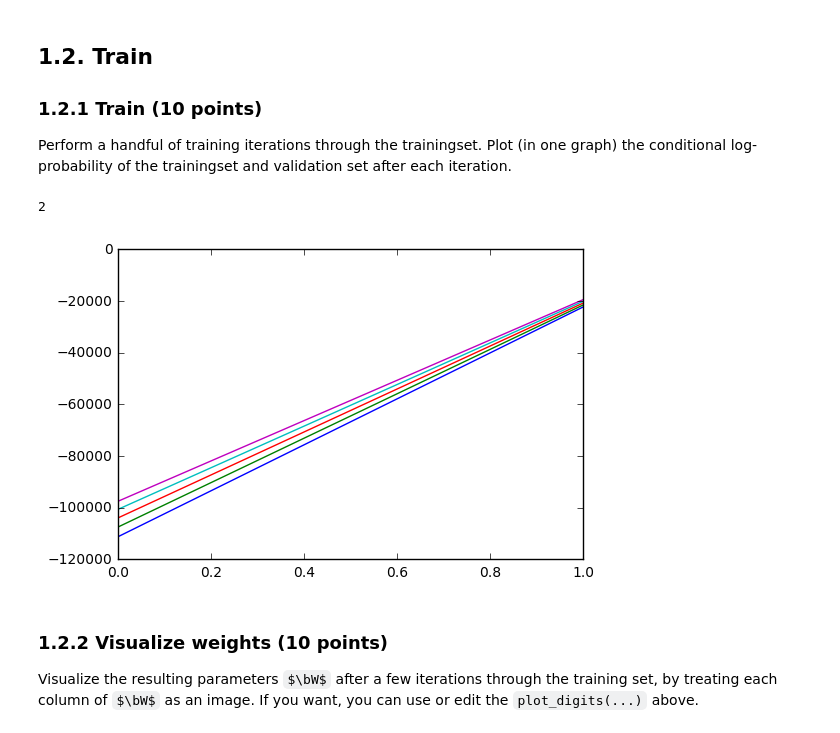
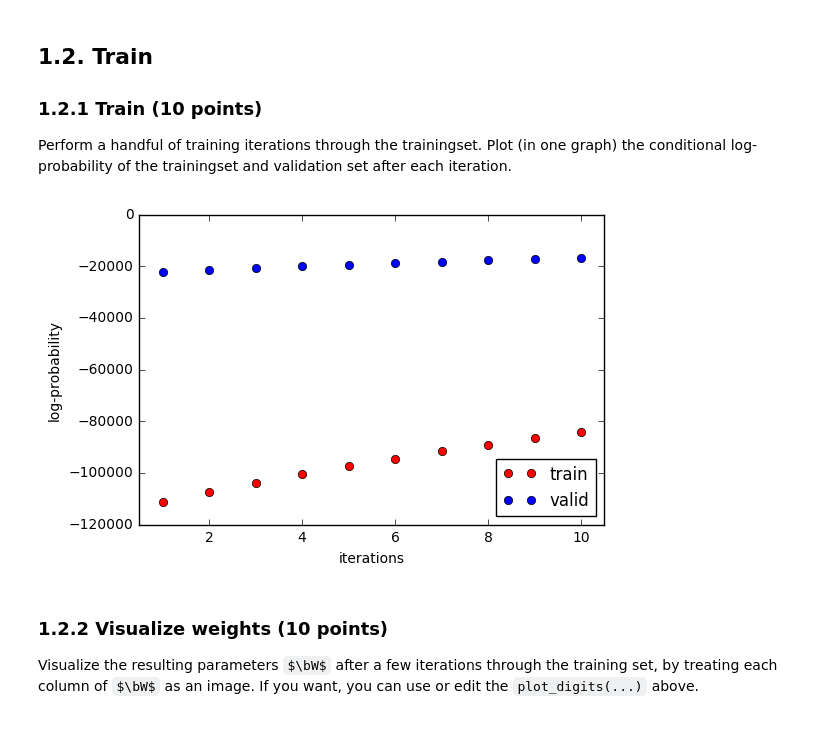
Before and after one commit to CL-China/MLlab, a Jupyter notebook: Lab2_Rafael.ipynb, the cells around one changed output. Saved outputs shown, nothing was run; the diff lists cells and outputs as text; code cells hidden in the pictures; some formulas as TeX source.

```diff
--- a/Lab2_Rafael.ipynb
+++ b/Lab2_Rafael.ipynb
@@ -235,39 +239,45 @@ def sgd_iter(x_train1, t_train1, w, b):
 
 ### 1.2.1 Train (10 points)
 Perform a handful of training iterations through the trainingset. Plot (in one graph) the conditional log-probability of the trainingset and validation set after each iteration.
-# %%
-print size(log_prob)
-# %% [output]
-2
 # %%
 import matplotlib.pyplot as plt
-
+I = 10
 W = numpy.zeros((784,10))
 b = numpy.zeros((10,1))
-for i in range(5):
-    log_prob = [0,0]
+trainprob = []
+validprob = []
+for i in range(I):
+    trainprob.append(0)
+    validprob.append(0)
     (W,b) = sgd_iter(x_train,t_train,W,b)
     for k in range(len(x_train)):
         x = x_train[k]
         t = t_train[k]
         logq = []
         for j in range(10):
             logq.append((numpy.matrix(numpy.reshape(W[:,j],(1,784)))*numpy.matrix(x).T)[0][0,0] + b[j])
         Z = sum(numpy.exp(logq))
-        log_prob[0] += logq[t] - math.log(Z)
+        trainprob[i] += logq[t] - math.log(Z)
     for k in range(len(x_valid)):
         x = x_valid[k]
         t = t_valid[k]
         logq = []
         for j in range(10):
             logq.append((numpy.matrix(numpy.reshape(W[:,j],(1,784)))*numpy.matrix(x).T)[0][0,0] + b[j])
         Z = sum(numpy.exp(logq))
-        log_prob[1] += logq[t] - math.log(Z)
+        validprob[i] += logq[t] - math.log(Z)
 
-    plt.plot(log_prob)
+iterations = range(I+1)
+del iterations[0]
+plt.plot(iterations,trainprob, 'ro', label = 'train')
+plt.plot(iterations,validprob, 'bo', label = 'valid')
+plt.xlabel('iterations')
+plt.ylabel('log-probability')
+plt.axis([0.5,10.5, -120000,0])
+plt.legend(loc = 'best')
 plt.show()
 # %% [output]
-[figure, old version]
+[figure, new version]
 # %% [markdown]
 ### 1.2.2 Visualize weights (10 points)
 Visualize the resulting parameters $\bW$ after a few iterations through the training set, by treating each column of $\bW$ as an image. If you want, you can use or edit the `plot_digits(...)` above.
```
Also changed, not shown: parts of 7 cells of this notebook.
